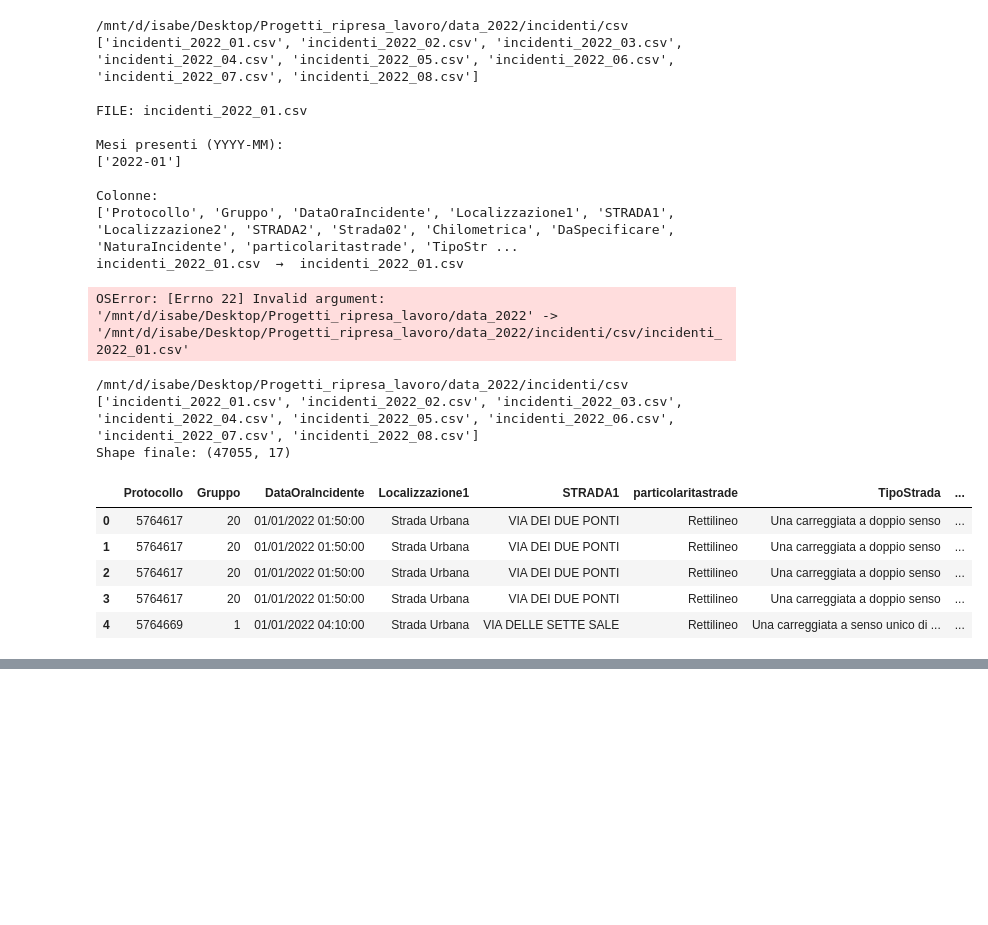
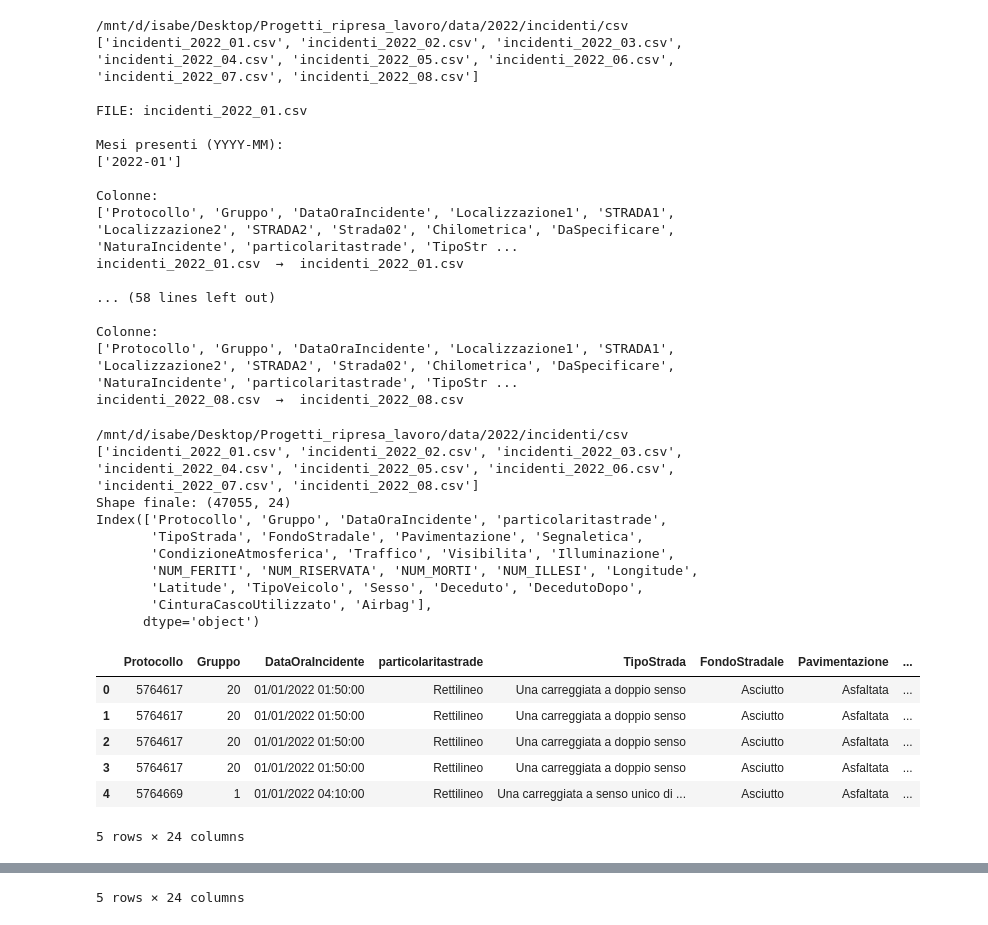
Before and after one commit to isabellagrassucci/opendata_analysis, a Jupyter notebook: incid_manage_datasets.ipynb, the cells around one changed output, grey strips where cells are left out. Cells and saved outputs as stored; diff of their text form; code cells hidden in the pictures; blank space fills up the shorter version.

```diff
--- a/incid_manage_datasets.ipynb
+++ b/incid_manage_datasets.ipynb
@@ -115,11 +116,11 @@ def data_months_check (path, directory):
 
 #print(df.head())
 # %%
-base_dir = "/mnt/d/isabe/Desktop/Progetti_ripresa_lavoro/data_2022"
+base_dir = "/mnt/d/isabe/Desktop/Progetti_ripresa_lavoro/data/2022/"
 inc_dir = "incidenti/csv"
 data_months_check(base_dir, inc_dir)
 # %% [output]
-/mnt/d/isabe/Desktop/Progetti_ripresa_lavoro/data_2022/incidenti/csv
+/mnt/d/isabe/Desktop/Progetti_ripresa_lavoro/data/2022/incidenti/csv
 ['incidenti_2022_01.csv', 'incidenti_2022_02.csv', 'incidenti_2022_03.csv', 'incidenti_2022_04.csv', 'incidenti_2022_05.csv', 'incidenti_2022_06.csv', 'incidenti_2022_07.csv', 'incidenti_2022_08.csv']
 
 FILE: incidenti_2022_01.csv
@@ -130,7 +131,12 @@ Mesi presenti (YYYY-MM):
 Colonne:
 ['Protocollo', 'Gruppo', 'DataOraIncidente', 'Localizzazione1', 'STRADA1', 'Localizzazione2', 'STRADA2', 'Strada02', 'Chilometrica', 'DaSpecificare', 'NaturaIncidente', 'particolaritastrade', 'TipoStr ...
 incidenti_2022_01.csv  →  incidenti_2022_01.csv
+
+... (58 lines left out)
+
+Colonne:
+['Protocollo', 'Gruppo', 'DataOraIncidente', 'Localizzazione1', 'STRADA1', 'Localizzazione2', 'STRADA2', 'Strada02', 'Chilometrica', 'DaSpecificare', 'NaturaIncidente', 'particolaritastrade', 'TipoStr ...
+incidenti_2022_08.csv  →  incidenti_2022_08.csv
-OSError: [Errno 22] Invalid argument: '/mnt/d/isabe/Desktop/Progetti_ripresa_lavoro/data_2022' -> '/mnt/d/isabe/Desktop/Progetti_ripresa_lavoro/data_2022/incidenti/csv/incidenti_2022_01.csv'
 # %%
 #Last function also renames the files. This function would take the renamed files and merge them.
 def create_file_by_year (path, directory):
@@ -145,9 +151,13 @@ def create_file_by_year (path, directory):
     print(all_files)
 
     dfs = []
-    list_columns = list(("Protocollo", "Gruppo", "DataOraIncidente", "Localizzazione1", "STRADA1", 'particolaritastrade',
-                         'TipoStrada', 'FondoStradale', 'Pavimentazione', 'Segnaletica', 'Illuminazione',
-                         'Longitude', 'Latitude', 'TipoVeicolo', 'Sesso', 'CinturaCascoUtilizzato', 'Airbag'))
+
+    #Use all the columns that has at least a menaning. The distribution will be check in the feature selection
+    list_columns = list(("Protocollo", "Gruppo", "DataOraIncidente", 'particolaritastrade',
+                         'TipoStrada', 'FondoStradale', 'Pavimentazione', 'Segnaletica',
+                         'CondizioneAtmosferica', 'Traffico', 'Visibilita', 'Illuminazione',
+                         'NUM_FERITI', 'NUM_RISERVATA', 'NUM_MORTI', 'NUM_ILLESI', 'Longitude',
+                         'Latitude', 'TipoVeicolo', 'Sesso', 'Deceduto', 'DecedutoDopo', 'CinturaCascoUtilizzato', 'Airbag'))
 
     for file in all_files:
         path = os.path.join(inc_dir, file)
@@ -158,6 +168,7 @@ def create_file_by_year (path, directory):
             delimiter=";",
             usecols = list_columns
         )
+        #df.drop(df.columns[df.columns.str.contains('unnamed', case=False)], axis=1, inplace=True)
 
         dfs.append(df)
 
@@ -167,19 +178,29 @@ def create_file_by_year (path, directory):
     incidenti_2022.to_csv(output_path, index=False, encoding="ISO-8859-1")
 
     print("Shape finale:", incidenti_2022.shape)
+    print(incidenti_2022.columns)
+    #display(incidenti_2022.iloc[0:5, 9:-1])
     display(incidenti_2022.head())
     display(incidenti_2022.tail())
 # %%
-base_dir = "/mnt/d/isabe/Desktop/Progetti_ripresa_lavoro/data_2022"
+base_dir = "/mnt/d/isabe/Desktop/Progetti_ripresa_lavoro/data/2022/"
 inc_dir = "incidenti/csv"
 create_file_by_year(base_dir, inc_dir)
 # %% [output]
-/mnt/d/isabe/Desktop/Progetti_ripresa_lavoro/data_2022/incidenti/csv
+/mnt/d/isabe/Desktop/Progetti_ripresa_lavoro/data/2022/incidenti/csv
 ['incidenti_2022_01.csv', 'incidenti_2022_02.csv', 'incidenti_2022_03.csv', 'incidenti_2022_04.csv', 'incidenti_2022_05.csv', 'incidenti_2022_06.csv', 'incidenti_2022_07.csv', 'incidenti_2022_08.csv']
-Shape finale: (47055, 17)
+Shape finale: (47055, 24)
+Index(['Protocollo', 'Gruppo', 'DataOraIncidente', 'particolaritastrade',
+       'TipoStrada', 'FondoStradale', 'Pavimentazione', 'Segnaletica',
+       'CondizioneAtmosferica', 'Traffico', 'Visibilita', 'Illuminazione',
+       'NUM_FERITI', 'NUM_RISERVATA', 'NUM_MORTI', 'NUM_ILLESI', 'Longitude',
+       'Latitude', 'TipoVeicolo', 'Sesso', 'Deceduto', 'DecedutoDopo',
+       'CinturaCascoUtilizzato', 'Airbag'],
+      dtype='object')
-|  | Protocollo | Gruppo | DataOraIncidente | Localizzazione1 | STRADA1 | particolaritastrade | TipoStrada | ... |
-| 0 | 5764617 | 20 | 01/01/2022 01:50:00 | Strada Urbana | VIA DEI DUE PONTI | Rettilineo | Una carreggiata a doppio senso | ... |
-| 1 | 5764617 | 20 | 01/01/2022 01:50:00 | Strada Urbana | VIA DEI DUE PONTI | Rettilineo | Una carreggiata a doppio senso | ... |
-| 2 | 5764617 | 20 | 01/01/2022 01:50:00 | Strada Urbana | VIA DEI DUE PONTI | Rettilineo | Una carreggiata a doppio senso | ... |
-| 3 | 5764617 | 20 | 01/01/2022 01:50:00 | Strada Urbana | VIA DEI DUE PONTI | Rettilineo | Una carreggiata a doppio senso | ... |
-| 4 | 5764669 | 1 | 01/01/2022 04:10:00 | Strada Urbana | VIA DELLE SETTE SALE | Rettilineo | Una carreggiata a senso unico di ... | ... |
+|  | Protocollo | Gruppo | DataOraIncidente | particolaritastrade | TipoStrada | FondoStradale | Pavimentazione | ... |
+| 0 | 5764617 | 20 | 01/01/2022 01:50:00 | Rettilineo | Una carreggiata a doppio senso | Asciutto | Asfaltata | ... |
+| 1 | 5764617 | 20 | 01/01/2022 01:50:00 | Rettilineo | Una carreggiata a doppio senso | Asciutto | Asfaltata | ... |
+| 2 | 5764617 | 20 | 01/01/2022 01:50:00 | Rettilineo | Una carreggiata a doppio senso | Asciutto | Asfaltata | ... |
+| 3 | 5764617 | 20 | 01/01/2022 01:50:00 | Rettilineo | Una carreggiata a doppio senso | Asciutto | Asfaltata | ... |
+| 4 | 5764669 | 1 | 01/01/2022 04:10:00 | Rettilineo | Una carreggiata a senso unico di ... | Asciutto | Asfaltata | ... |
+5 rows × 24 columns
@@ -191,0 +213 @@ Shape finale: (47055, 17)
+5 rows × 24 columns
```
Also changed, not shown: parts of 4 cells of this notebook, 1 other file.
